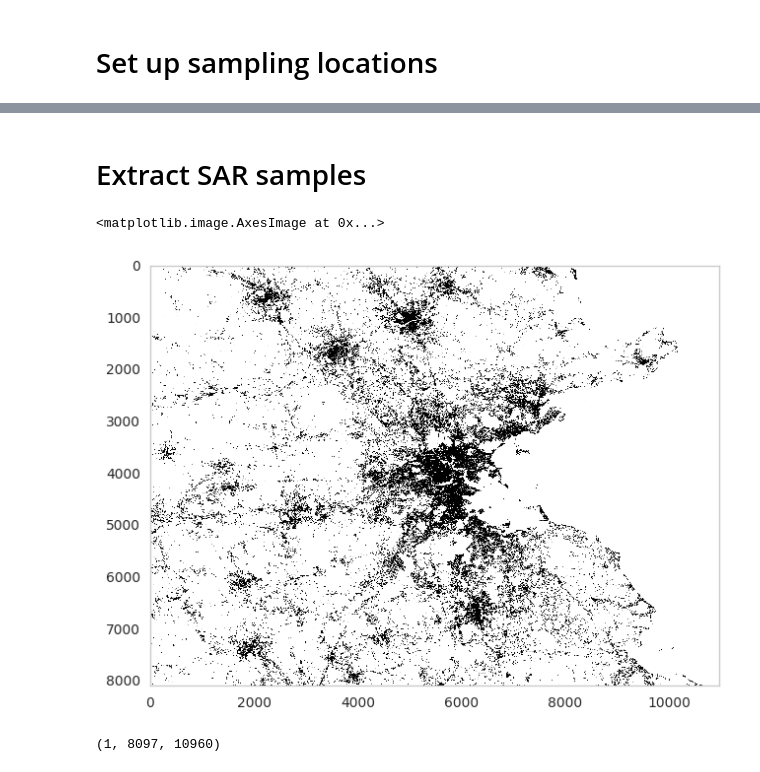
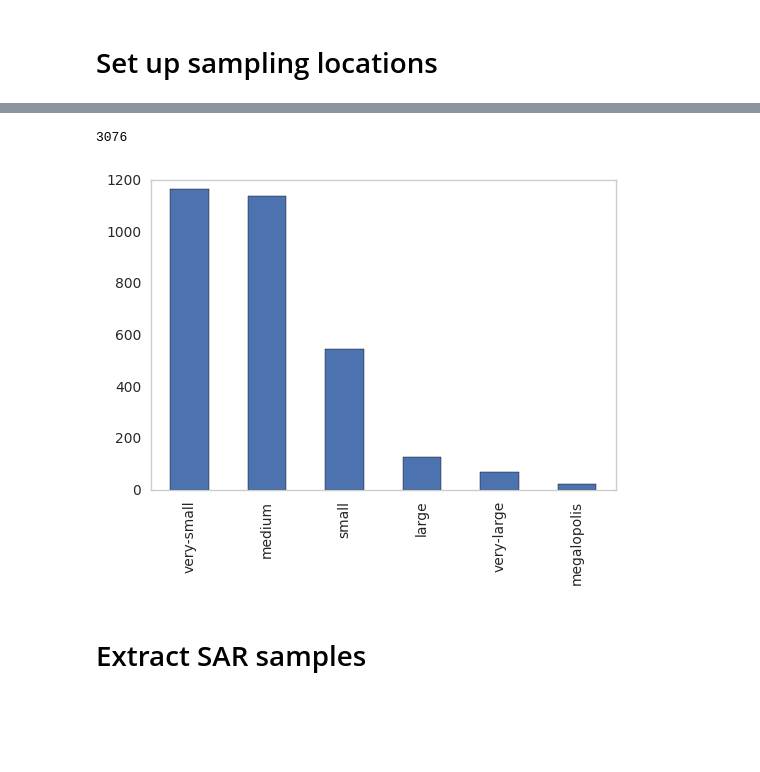
Before and after one commit to adrianalbert/urbanization-patterns, a Jupyter notebook: create-datasets/world cities dataset.ipynb, the cells around one changed output, grey strips where cells are left out. Drawn from its saved outputs; the diff is of its cells as text; code cells hidden in the pictures; blank space fills up the shorter version.

```diff
--- a/create-datasets/world cities dataset.ipynb
+++ b/create-datasets/world cities dataset.ipynb
@@ -77,3 +173,9 @@ cities_df['class'].value_counts().plot(kind="bar")
+# %%
+cities_df_sel['class'].value_counts().plot(kind="bar")
+print len(cities_df_sel)
+# %% [output]
+3076
+[figure, added]
 # %% [markdown]
 # Extract SAR samples
 # %%
@@ -86,10 +189,0 @@ sarImgClient = satimg.SatImage(sarFiles)
-# %%
-img = sarImgClient.get_image_at_location("Cambridge, MA", w=100)
-plt.imshow(img[0,:,:])
-# %% [output]
-<matplotlib.image.AxesImage at 0x...>
-[figure, removed]
-# %%
-img.shape
-# %% [output]
-(1, 8097, 10960)
```
Also changed, not shown: parts of 21 cells of this notebook, 6 other files.
